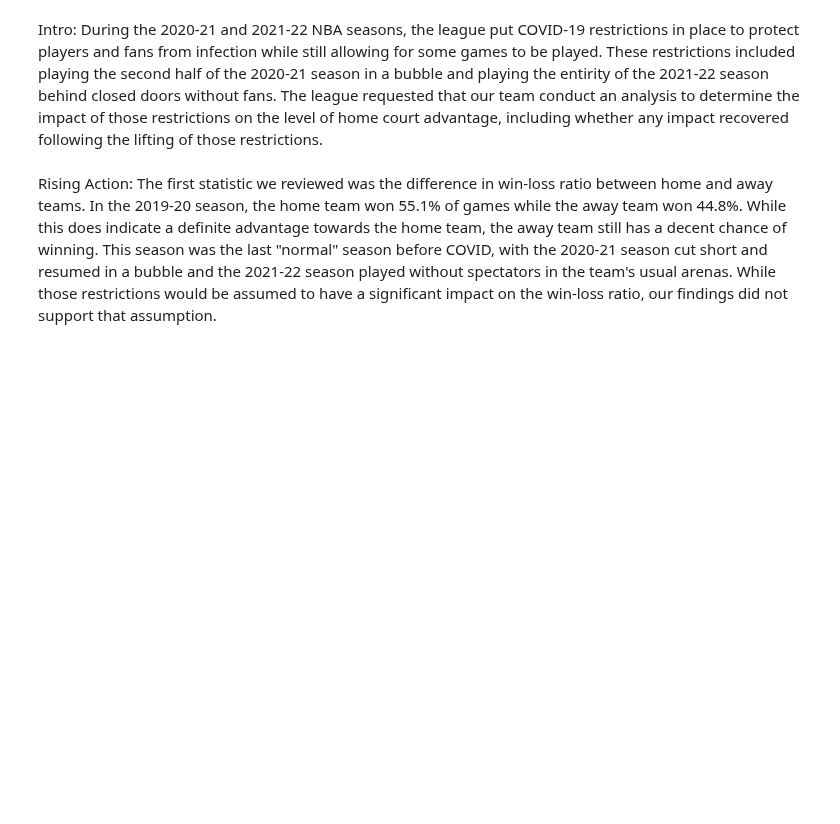
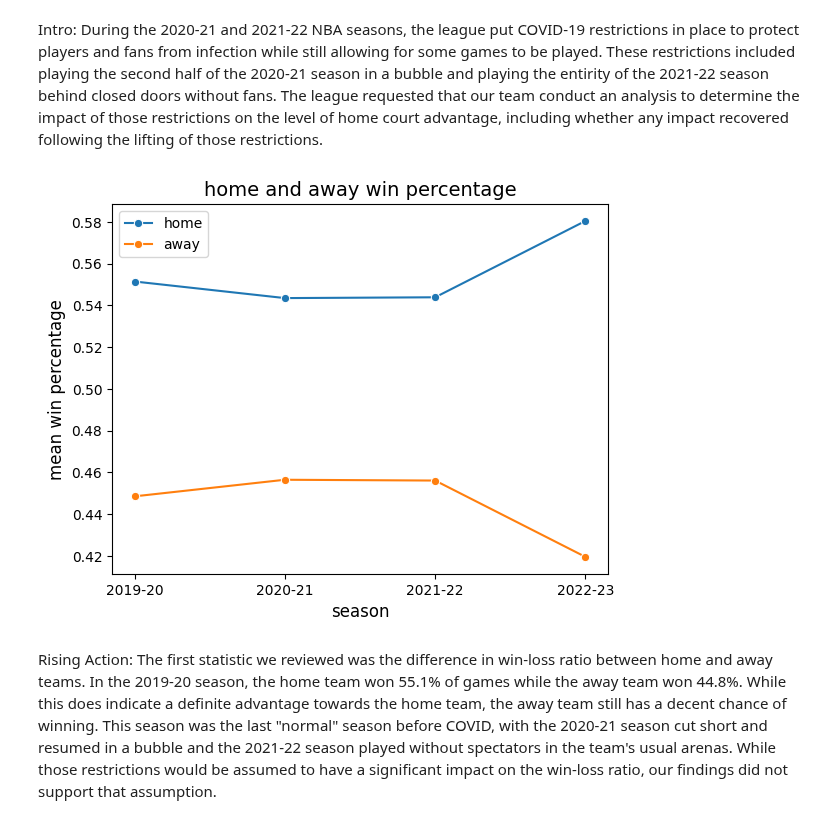
Before and after one commit to thezachdrake/UMD-INST627-Fall2024, a Jupyter notebook: inclass.ipynb, the cells around one changed output. Saved outputs shown, nothing was run; the diff lists cells and outputs as text; code cells hidden in the pictures; blank space fills up the shorter version.

```diff
--- a/inclass.ipynb
+++ b/inclass.ipynb
@@ -20,5 +18,22 @@ seasons = ['2019', '2020', '2021', '2022']
 Question 1
 # %% [markdown]
 Intro: During the 2020-21 and 2021-22 NBA seasons, the league put COVID-19 restrictions in place to protect players and fans from infection while still allowing for some games to be played. These restrictions included playing the second half of the 2020-21 season in a bubble and playing the entirity of the 2021-22 season behind closed doors without fans. The league requested that our team conduct an analysis to determine the impact of those restrictions on the level of home court advantage, including whether any impact recovered following the lifting of those restrictions.
+# %%
+covid_wl = pd.read_sql_query("SELECT team_name_home, wl_home, team_name_away, wl_away, season_id FROM game WHERE season_id IN (22019, 22020, 22021, 22022) ORDER BY season_id DESC", con)
+covid_wl = covid_wl.replace('W', 1)
+covid_wl = covid_wl.replace('L', 0)
+
+covid_wl_group = covid_wl.groupby(['season_id']).agg({'wl_home': ['mean'], 'wl_away': ['mean']})
+covid_wl_group.columns = ['home', 'away']
+
+sns.lineplot(data=covid_wl_group, x='season_id', y='home', label='home', marker='o')
+ax = sns.lineplot(data=covid_wl_group, x='season_id', y='away', label='away', marker='o')
+ax.set_title('home and away win percentage', fontsize=14)
+ax.set_xlabel('season', fontsize=12)
+ax.set_xticklabels(['2019-20', '2020-21', '2021-22', '2022-23'], fontsize=10)
+ax.set_ylabel('mean win percentage', fontsize=12)
+plt.show()
+# %% [output]
+[figure, added]
 # %% [markdown]
 Rising Action: The first statistic we reviewed was the difference in win-loss ratio between home and away teams. In the 2019-20 season, the home team won 55.1% of games while the away team won 44.8%. While this does indicate a definite advantage towards the home team, the away team still has a decent chance of winning. This season was the last "normal" season before COVID, with the 2020-21 season cut short and resumed in a bubble and the 2021-22 season played without spectators in the team's usual arenas. While those restrictions would be assumed to have a significant impact on the win-loss ratio, our findings did not support that assumption.
```
Also changed, not shown: parts of 94 cells of this notebook.
